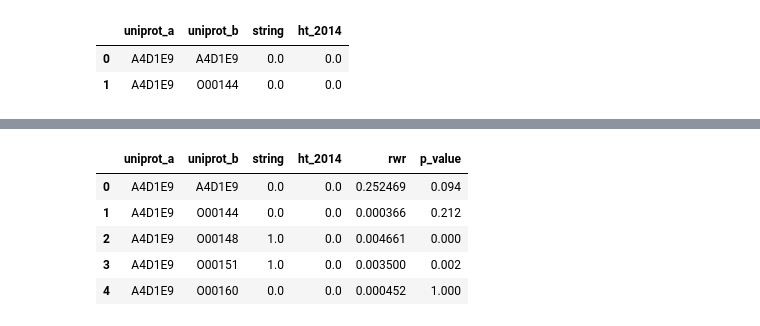
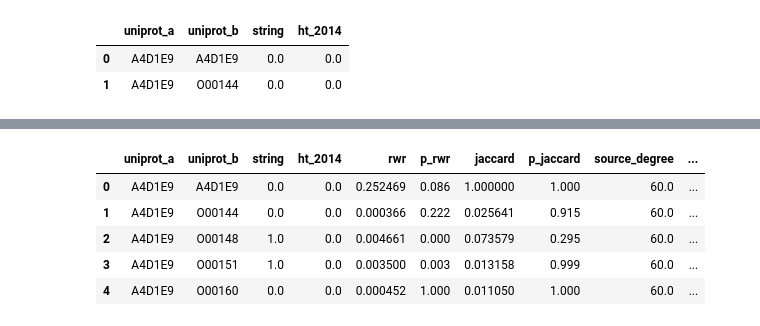
Before and after one commit to greenelab/xswap-analysis, a Jupyter notebook: nb/p_vs_rank_0.ipynb, the cells around one changed output, grey strips where cells are left out. Drawn from its saved outputs; the diff is of its cells as text; code cells hidden in the pictures.

```diff
--- a/nb/p_vs_rank_0.ipynb
+++ b/nb/p_vs_rank_0.ipynb
@@ -138,18 +139,35 @@ mapped_edges, mapping, _ = (
 
 # Create adjacency matrix
 sp_mat = analysis.edges_to_matrix(mapped_edges)
+
+# Create source, target degree matrices
+degree = np.repeat(sp_mat.sum(axis=1), sp_mat.shape[1], axis=1) \
+       + np.repeat(sp_mat.sum(axis=0), sp_mat.shape[0], axis=0)
 # %%
-# Compute RWR
+# Compute features on unpermuted network
 rwr_mat = analysis.all_pairs_rwr(sp_mat, 0.25)
+jaccard_mat = (sp_mat@sp_mat) / (degree - sp_mat@sp_mat)
 
 # Compute RWR p-value
 n_perms = 1000
-indicator = np.zeros_like(rwr_mat)
+
+rwr_indicator = np.zeros_like(rwr_mat)
+jaccard_indicator = np.zeros_like(jaccard_mat)
 perm_edges = mapped_edges.copy()
 for i in tqdm.tnrange(n_perms):
+    # Permute edges
     perm_edges, _ = xswap.permute_edge_list(perm_edges, allow_self_loops=True,
                                             allow_antiparallel=False, seed=i)
     perm_mat = analysis.edges_to_matrix(perm_edges)
+
+    # Compute RWR on permuted network
     perm_rwr = analysis.all_pairs_rwr(perm_mat, 0.25)
-    indicator += (perm_rwr > rwr_mat)
-p_values = indicator / n_perms
+    rwr_indicator += (perm_rwr >= rwr_mat)
+
+    # Compute Jaccard similarity on permuted network
+    A2 = perm_mat@perm_mat
+    perm_jac = A2 / (degree - A2)
+    jaccard_indicator += (perm_jac >= jaccard_mat)
+
+p_rwr = rwr_indicator / n_perms
+p_jac = jaccard_indicator / n_perms
@@ -158,34 +174,44 @@ p_values = indicator / n_perms
 # %%
 # Unmap RWR and add to DataFrame
 max_id = max(mapping.values())
 reversed_map = {v: k for k, v in mapping.items()}
 mapped_source, mapped_target = zip(*itertools.product(range(max_id+1), range(max_id+1)))
 mapped_rwr_df = (
     pd.DataFrame
     .from_dict({
         'mapped_source': mapped_source,
         'mapped_target': mapped_target,
         'rwr': rwr_mat.flatten(),
-        'p_value': p_values.flatten()
+        'p_rwr': p_rwr.flatten(),
+        'jaccard': np.array(jaccard_mat).flatten(),
+        'p_jaccard': np.array(p_jac).flatten()
     })
     .assign(
         uniprot_a=lambda df: df['mapped_source'].map(reversed_map),
         uniprot_b=lambda df: df['mapped_target'].map(reversed_map)
     )
-    .filter(items=['uniprot_a', 'uniprot_b', 'rwr', 'p_value'])
+    .filter(items=['uniprot_a', 'uniprot_b', 'rwr', 'p_rwr', 'jaccard', 'p_jaccard'])
 )
-edges_df = (
+# Dictionary of node to degree
+uniprot_to_degree = collections.Counter(edges_df.groupby('uniprot_a')['string'].sum().to_dict())
+
+df = (
     edges_df
     .merge(mapped_rwr_df, on=['uniprot_a', 'uniprot_b'], how='left')
     .fillna(0)
+    .assign(
+        source_degree=lambda df: df['uniprot_a'].map(uniprot_to_degree),
+        target_degree=lambda df: df['uniprot_b'].map(uniprot_to_degree),
+        mean_degree=lambda df: np.sqrt(df['source_degree'] * df['target_degree']),
+    )
 )
 
-edges_df.to_csv('p_vs_rank.tsv.gz', compression='gzip', sep='\t', index=False)
-edges_df.head()
+df.to_csv('p_vs_rank.tsv.gz', compression='gzip', sep='\t', index=False)
+df.head()
 # %% [output]
-|  | uniprot_a | uniprot_b | string | ht_2014 | rwr | p_value |
-| 0 | A4D1E9 | A4D1E9 | 0.0 | 0.0 | 0.252469 | 0.094 |
-| 1 | A4D1E9 | O00144 | 0.0 | 0.0 | 0.000366 | 0.212 |
-| 2 | A4D1E9 | O00148 | 1.0 | 0.0 | 0.004661 | 0.000 |
-| 3 | A4D1E9 | O00151 | 1.0 | 0.0 | 0.003500 | 0.002 |
-| 4 | A4D1E9 | O00160 | 0.0 | 0.0 | 0.000452 | 1.000 |
+|  | uniprot_a | uniprot_b | string | ht_2014 | rwr | p_rwr | jaccard | p_jaccard | source_degree | ... |
+| 0 | A4D1E9 | A4D1E9 | 0.0 | 0.0 | 0.252469 | 0.086 | 1.000000 | 1.000 | 60.0 | ... |
+| 1 | A4D1E9 | O00144 | 0.0 | 0.0 | 0.000366 | 0.222 | 0.025641 | 0.915 | 60.0 | ... |
+| 2 | A4D1E9 | O00148 | 1.0 | 0.0 | 0.004661 | 0.000 | 0.073579 | 0.295 | 60.0 | ... |
+| 3 | A4D1E9 | O00151 | 1.0 | 0.0 | 0.003500 | 0.003 | 0.013158 | 0.999 | 60.0 | ... |
+| 4 | A4D1E9 | O00160 | 0.0 | 0.0 | 0.000452 | 1.000 | 0.011050 | 1.000 | 60.0 | ... |
```
Also changed, not shown: parts of 2 cells of this notebook, 4 other files.
